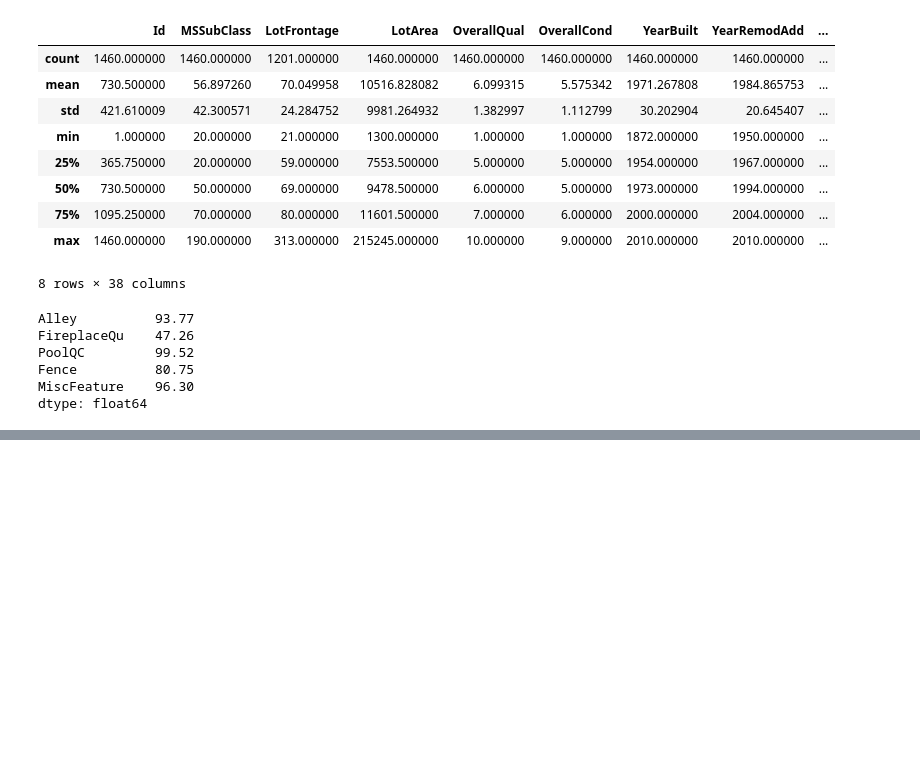
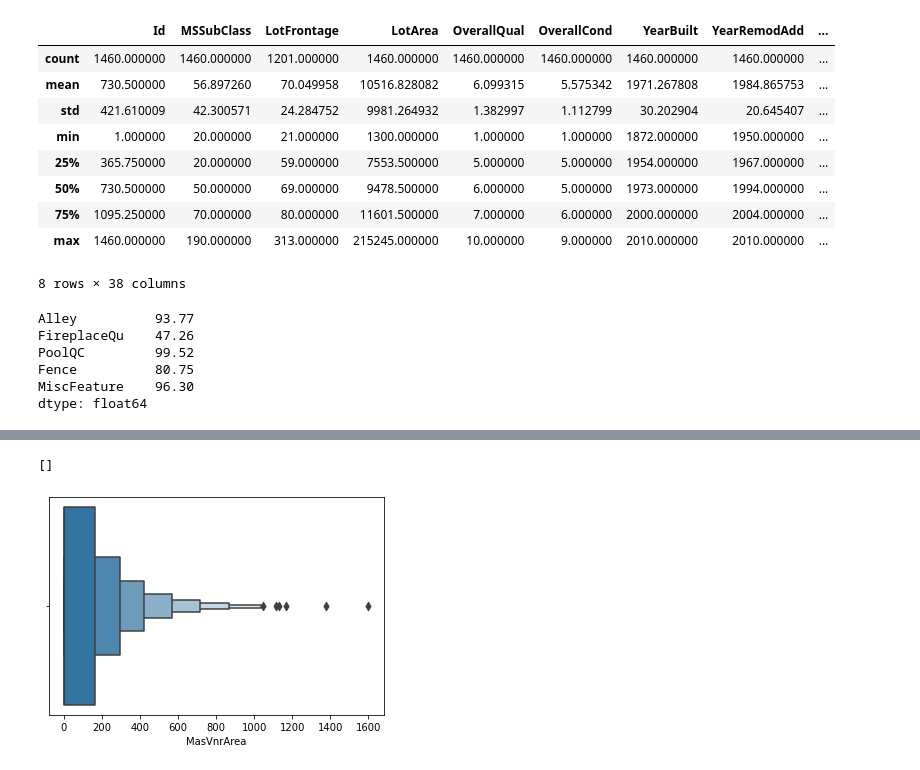
Before and after one commit to prince-khurana/Advanced_Regression, a Jupyter notebook: Assignment - Advanced Regression.ipynb, the cells around one changed output, grey strips where cells are left out. Drawn from its saved outputs; the diff is of its cells as text; code cells hidden in the pictures; blank space fills up the shorter version.

```diff
--- a/Assignment - Advanced Regression.ipynb
+++ b/Assignment - Advanced Regression.ipynb
@@ -119,0 +133,3 @@ dtype: float64
+# %%
+# Imputing LotFrontage with median values
+train_data.LotFrontage.fillna(train_data.LotFrontage.median(), inplace=True)
@@ -119,0 +157,6 @@ dtype: float64
+# %%
+sns.boxenplot(train_data.MasVnrArea)
+plt.plot()
+# %% [output]
+[]
+[figure, added]
```
Also changed, not shown: parts of 8 cells of this notebook, 1 other file.
